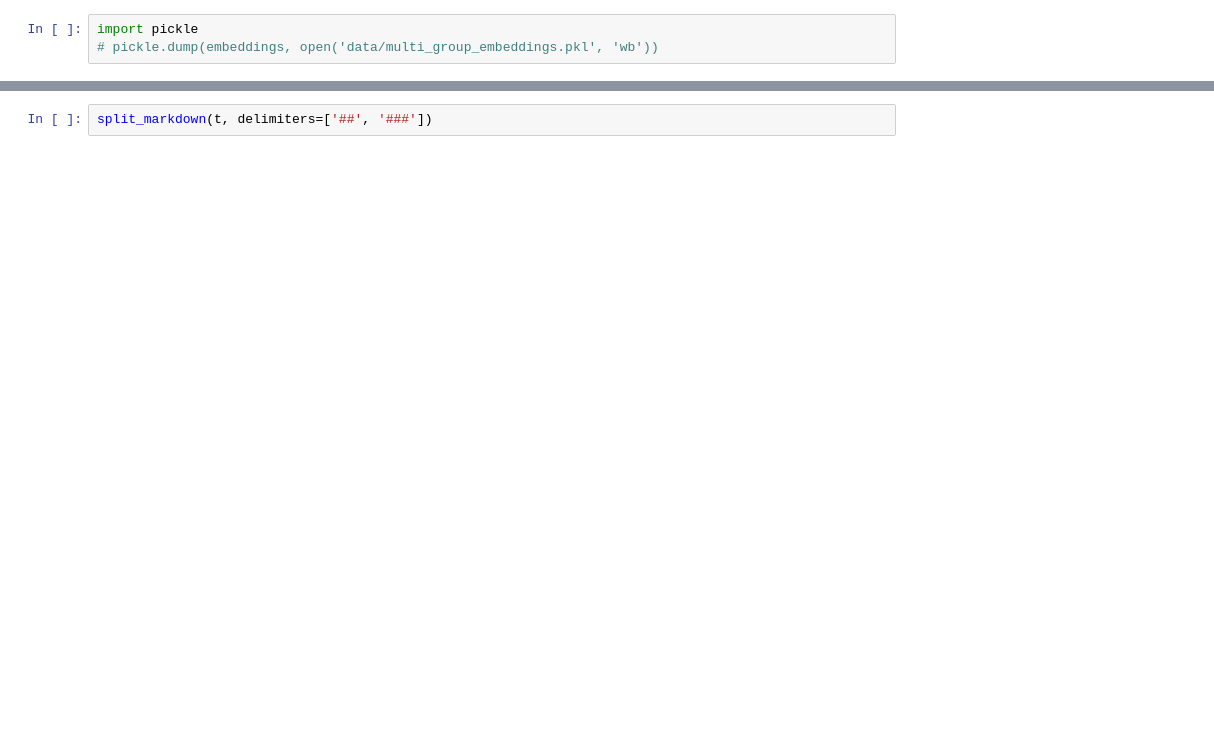
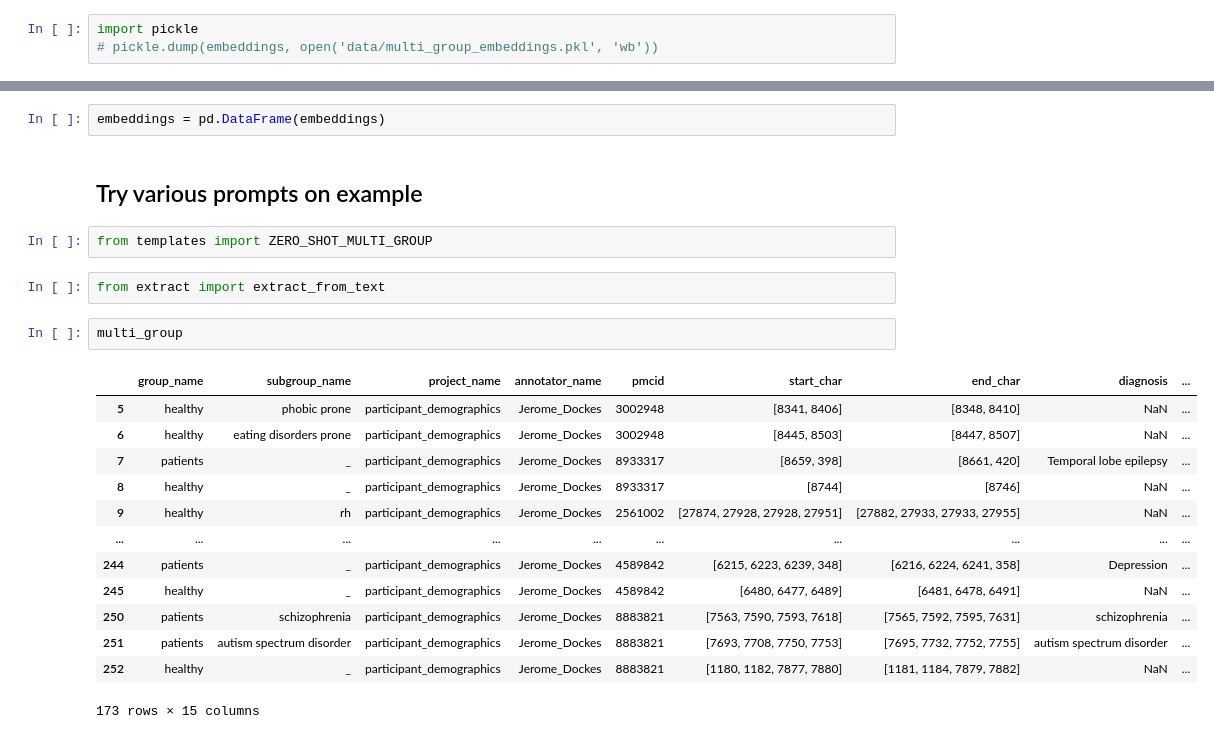
Before and after one commit to adelavega/biomed-llm-retrieval, a Jupyter notebook: 4) Mutli-group Prompts.ipynb, the cells around one changed output, grey strips where cells are left out. Drawn from its saved outputs; the diff is of its cells as text; blank space fills up the shorter version.

Commit message:
Add multi group prompts

```diff
--- a/4) Mutli-group Prompts.ipynb
+++ b/4) Mutli-group Prompts.ipynb
@@ -45,2 +38,24 @@ from split import split_markdown
-# %%
-split_markdown(t, delimiters=['##', '###'])
+# %%
+embeddings = pd.DataFrame(embeddings)
+# %% [markdown]
+## Try various prompts on example
+# %%
+from templates import ZERO_SHOT_MULTI_GROUP
+# %%
+from extract import extract_from_text
+# %%
+multi_group
+# %% [output]
+|  | group_name | subgroup_name | project_name | annotator_name | pmcid | start_char | end_char | diagnosis | ... |
+| 5 | healthy | phobic prone | participant_demographics | Jerome_Dockes | 3002948 | [8341, 8406] | [8348, 8410] | NaN | ... |
+| 6 | healthy | eating disorders prone | participant_demographics | Jerome_Dockes | 3002948 | [8445, 8503] | [8447, 8507] | NaN | ... |
+| 7 | patients | _ | participant_demographics | Jerome_Dockes | 8933317 | [8659, 398] | [8661, 420] | Temporal lobe epilepsy | ... |
+| 8 | healthy | _ | participant_demographics | Jerome_Dockes | 8933317 | [8744] | [8746] | NaN | ... |
+| 9 | healthy | rh | participant_demographics | Jerome_Dockes | 2561002 | [27874, 27928, 27928, 27951] | [27882, 27933, 27933, 27955] | NaN | ... |
+| ... | ... | ... | ... | ... | ... | ... | ... | ... | ... |
+| 244 | patients | _ | participant_demographics | Jerome_Dockes | 4589842 | [6215, 6223, 6239, 348] | [6216, 6224, 6241, 358] | Depression | ... |
+| 245 | healthy | _ | participant_demographics | Jerome_Dockes | 4589842 | [6480, 6477, 6489] | [6481, 6478, 6491] | NaN | ... |
+| 250 | patients | schizophrenia | participant_demographics | Jerome_Dockes | 8883821 | [7563, 7590, 7593, 7618] | [7565, 7592, 7595, 7631] | schizophrenia | ... |
+| 251 | patients | autism spectrum disorder | participant_demographics | Jerome_Dockes | 8883821 | [7693, 7708, 7750, 7753] | [7695, 7732, 7752, 7755] | autism spectrum disorder | ... |
+| 252 | healthy | _ | participant_demographics | Jerome_Dockes | 8883821 | [1180, 1182, 7877, 7880] | [1181, 1184, 7879, 7882] | NaN | ... |
+173 rows × 15 columns
```
Also changed, not shown: parts of 28 cells of this notebook, 3 other files.
